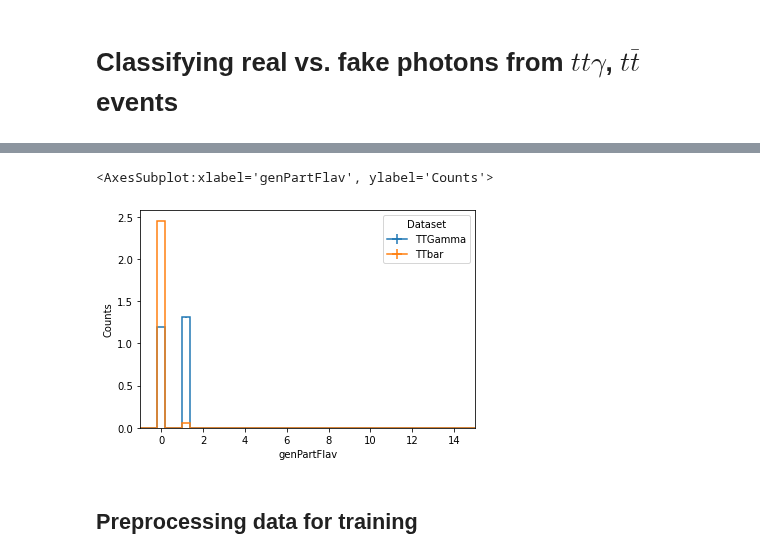
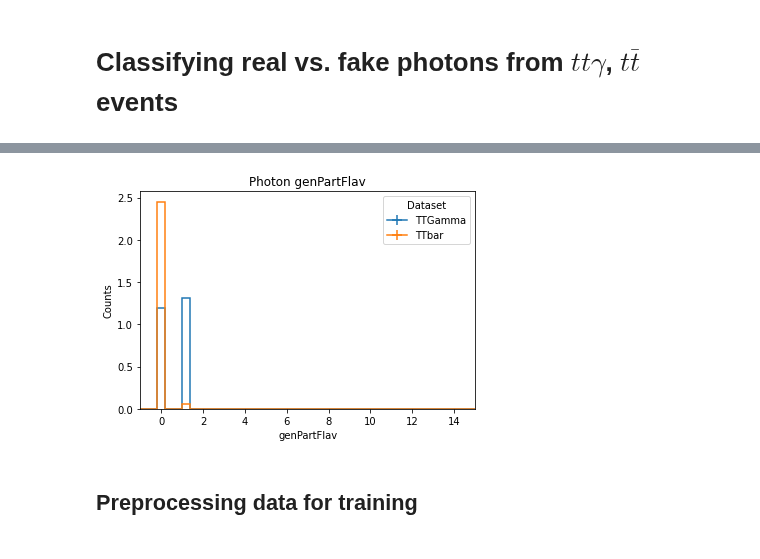
Before and after one commit to nbraukman/PhotonClassification, a Jupyter notebook: PhotonClassification.ipynb, the cells around one changed output, grey strips where cells are left out. Saved outputs shown, nothing was run; the diff lists cells and outputs as text; code cells hidden in the pictures.

```diff
--- a/PhotonClassification.ipynb
+++ b/PhotonClassification.ipynb
@@ -227,7 +249,7 @@ outputMC = processor.run_uproot_job(
     processor.futures_executor,
     executor_args={"schema": SkimmedSchema,'workers': 4},  ## workers = 2, parallelize jobs, running 2 at once
     chunksize=1000000, #in each chunk, use 1 million events
-    maxchunks=3, #limit to using only 3 chunks for each dataset (useful for testing purposes)
+    #maxchunks=3, #limit to using only 3 chunks for each dataset (useful for testing purposes)
 )
 # %%
 outputData = processor.run_uproot_job(
@@ -286,8 +318,11 @@ hist.plot1d(outputMC['deltaR_photon_jet_hist'],overlay='dataset',stack=False,den
 # %%
+### label ###
+
 hist.plot1d(outputMC['photon_genPartFlav_hist'],overlay='dataset',stack=False,density=True)
+plt.title("Photon genPartFlav")
+plt.show()
 # %% [output]
-<AxesSubplot:xlabel='genPartFlav', ylabel='Counts'>
-[figure, old version]
+[figure, new version]
 # %% [markdown]
 ## Preprocessing data for training
 # %%
```
Also changed, not shown: parts of 25 cells of this notebook, 2 other files.
